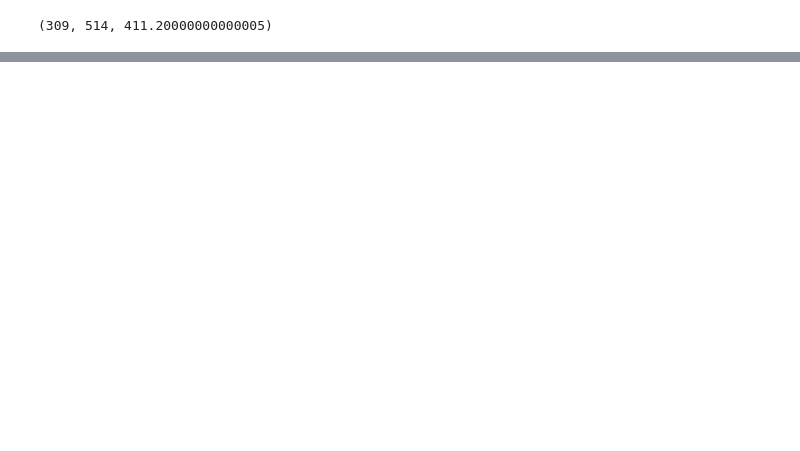
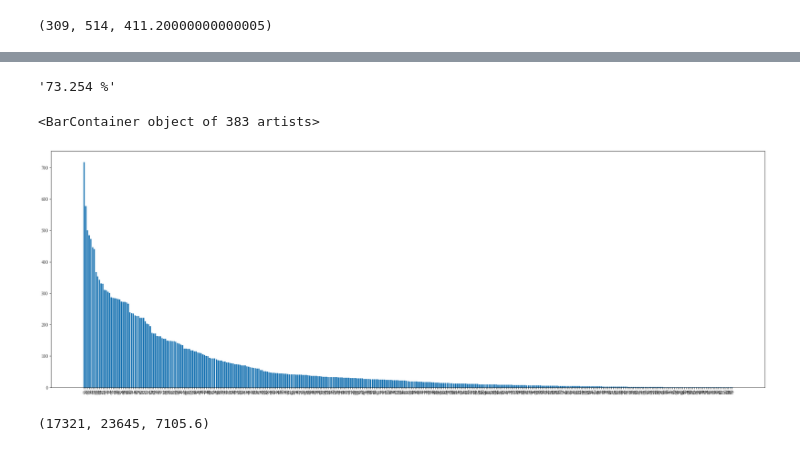
Before and after one commit to EvoDmiK/TIL, a Jupyter notebook: doodle/ipynb/korean_region.ipynb, the cells around one changed output, grey strips where cells are left out. Cells and saved outputs as stored; diff of their text form; code cells hidden in the pictures; blank space fills up the shorter version.

```diff
--- a/doodle/ipynb/korean_region.ipynb
+++ b/doodle/ipynb/korean_region.ipynb
@@ -21,7 +21,9 @@ rc('font', family = font)
 def read_shp(path, sector = 'dong'):
 
     if   sector ==   'dong': name_col = 'EMD_NM'
+    elif sector ==  'towns': name_col = 'RI_NM'
     elif sector == 'cities': name_col = 'SGG_NM'
+
     return gpd.read_file(path, encoding = 'euc-kr')[name_col]
 
 def clear_str(string):
@@ -39,7 +41,7 @@ def all_sectors(files, sector = 'dong'):
     for file in files:
 
         province = file.split(os.path.sep)[-2]
-        sec      = read_shp(file, sector = sector)
+        sec      = read_shp(file, sector = sector).dropna()
         sec      = set([clear_str(s) for s in sec])
         sectors += ''.join(sec)
 
@@ -192,3 +194,9 @@ plt.bar(cities_cnt.keys(), cities_cnt.values())
 sum_cities20p, sum_citiesall, 0.8 * sum_citiesall
 # %% [output]
 (309, 514, 411.20000000000005)
+# %%
+files            = [path for path in list_files(f'{DATA_PATH}/towns') if path.split('.')[-1] == 'shp']
+towns, num_towns = all_sectors(files, sector = 'towns')
+town_cnt         = sorted(Counter(towns).items(), key = lambda x: x[1], reverse = True)
+town_cnt         = dict(town_cnt)
+num_towns
@@ -194,0 +242,15 @@ sum_cities20p, sum_citiesall, 0.8 * sum_citiesall
+# %%
+ratio, sum_town20p, sum_townall = ratio_calculator(towns, town_cnt)
+f'{ratio * 100:.3f} %'
+# %% [output]
+'73.254 %'
+# %%
+plt.figure(figsize = (30, 10))
+plt.bar(town_cnt.keys(), town_cnt.values())
+# %% [output]
+<BarContainer object of 383 artists>
+[figure, added]
+# %%
+sum_town20p, sum_townall, 0.8 * sum_dongall
+# %% [output]
+(17321, 23645, 7105.6)
```
Also changed, not shown: parts of 9 cells of this notebook.
